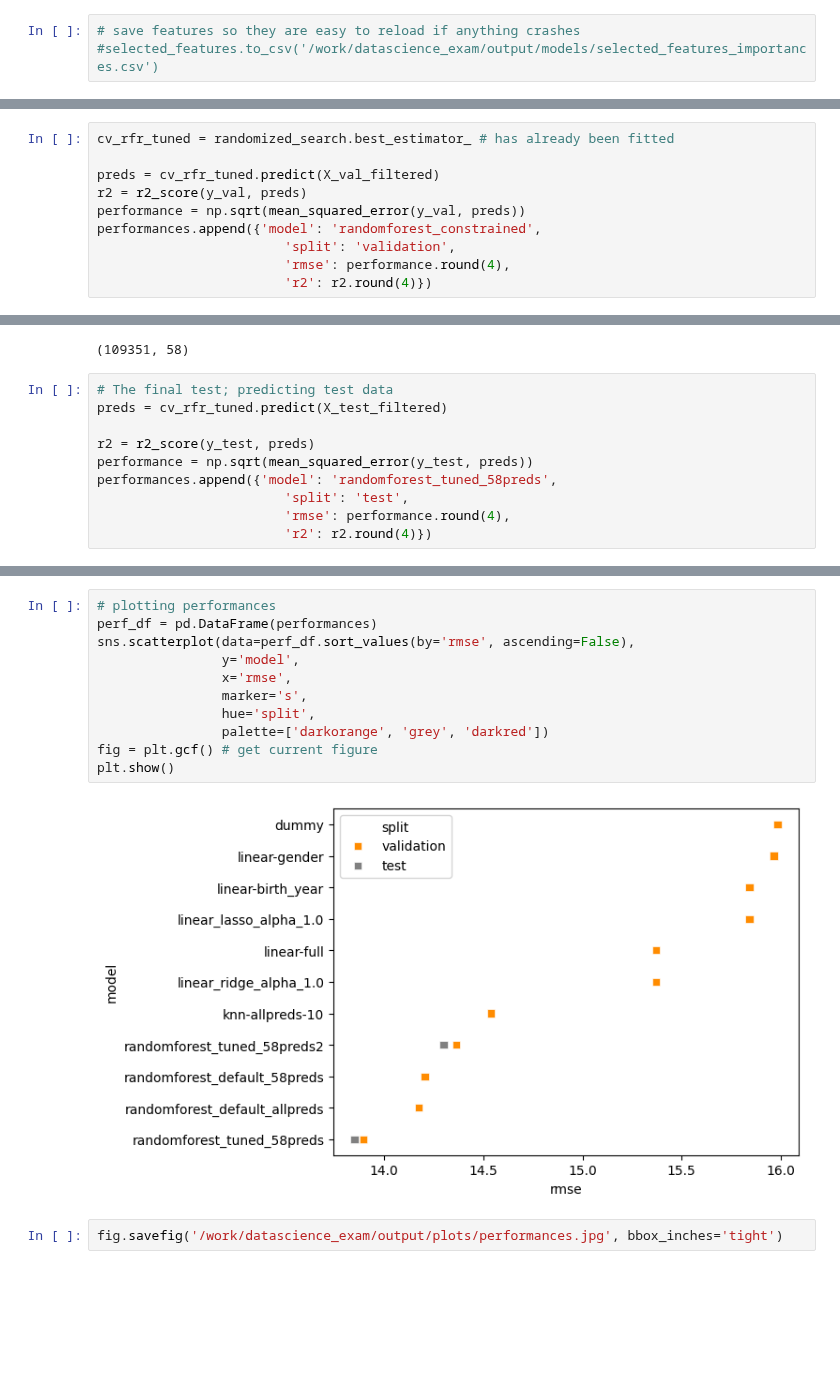
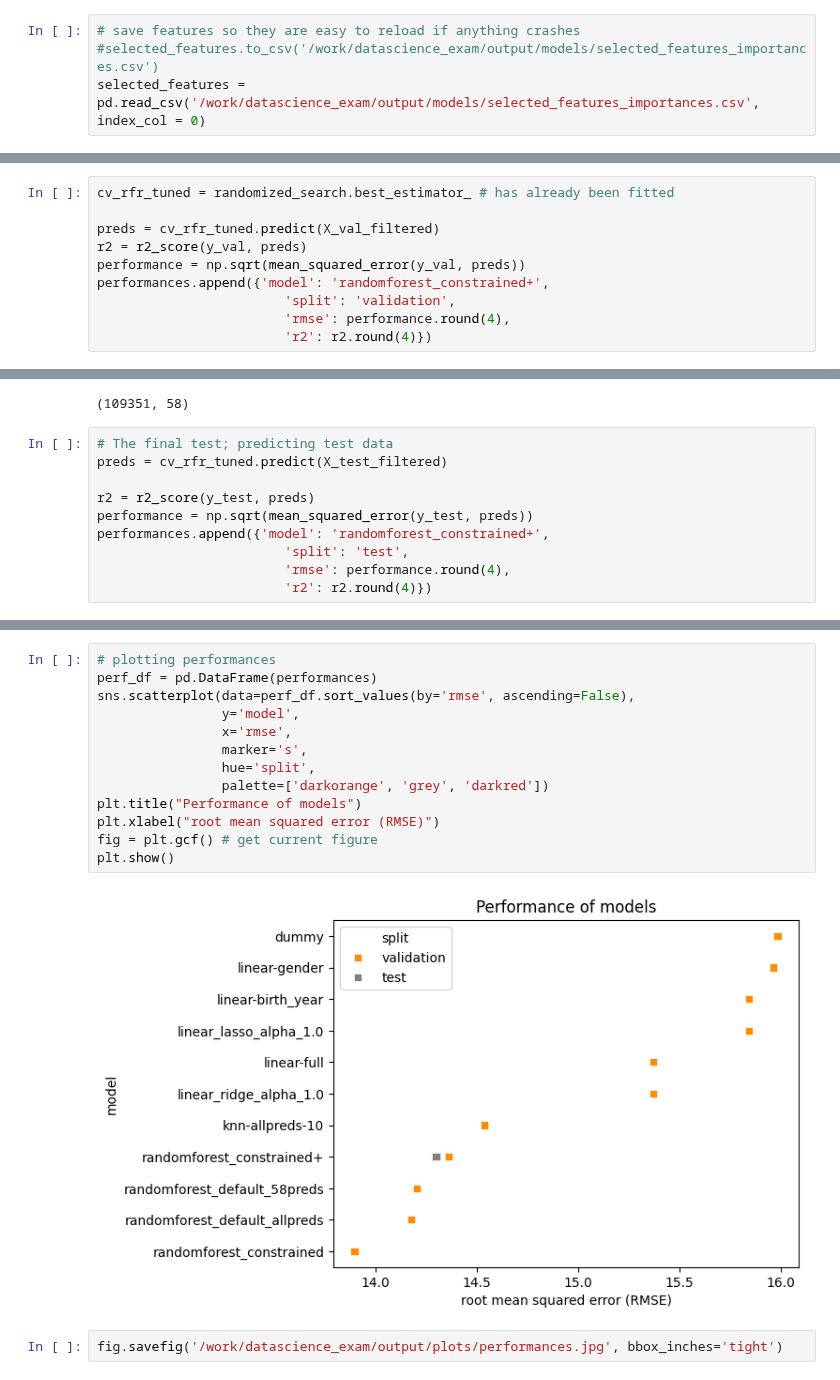
Before and after one commit to sigridbom/datascience_exam, a Jupyter notebook: notebooks/3_building_models.ipynb, the cells around one changed output, grey strips where cells are left out. Drawn from its saved outputs; the diff is of its cells as text; blank space fills up the shorter version.

Commit message:
done with modelling

```diff
--- a/notebooks/3_building_models.ipynb
+++ b/notebooks/3_building_models.ipynb
@@ -247,6 +250,7 @@ selected_features.shape
 # %%
 # save features so they are easy to reload if anything crashes
 #selected_features.to_csv('/work/datascience_exam/output/models/selected_features_importances.csv')
+selected_features = pd.read_csv('/work/datascience_exam/output/models/selected_features_importances.csv', index_col = 0)
 # %%
 # get the feature to keep in a list
 features_to_keep = selected_features['Feature'].tolist()
@@ -423,7 +460,7 @@ cv_rfr_tuned = randomized_search.best_estimator_ # has already been fitted
 preds = cv_rfr_tuned.predict(X_val_filtered)
 r2 = r2_score(y_val, preds)
 performance = np.sqrt(mean_squared_error(y_val, preds))
-performances.append({'model': 'randomforest_constrained',
+performances.append({'model': 'randomforest_constrained+',
                         'split': 'validation',
                         'rmse': performance.round(4),
                         'r2': r2.round(4)})
@@ -453,7 +523,7 @@ preds = cv_rfr_tuned.predict(X_test_filtered)
 
 r2 = r2_score(y_test, preds)
 performance = np.sqrt(mean_squared_error(y_test, preds))
-performances.append({'model': 'randomforest_tuned_58preds',
+performances.append({'model': 'randomforest_constrained+',
                         'split': 'test',
                         'rmse': performance.round(4),
                         'r2': r2.round(4)})
@@ -472,16 +545,18 @@ print(*performances, sep = '\n')
 # %%
 # plotting performances
 perf_df = pd.DataFrame(performances)
 sns.scatterplot(data=perf_df.sort_values(by='rmse', ascending=False),
                 y='model',
                 x='rmse',
                 marker='s',
                 hue='split',
                 palette=['darkorange', 'grey', 'darkred'])
+plt.title("Performance of models")
+plt.xlabel("root mean squared error (RMSE)")
 fig = plt.gcf() # get current figure
 plt.show()
 # %% [output]
-[figure, old version]
+[figure, new version]
 # %%
 fig.savefig('/work/datascience_exam/output/plots/performances.jpg', bbox_inches='tight')
 # %%
```
Also changed, not shown: parts of 42 cells of this notebook.
